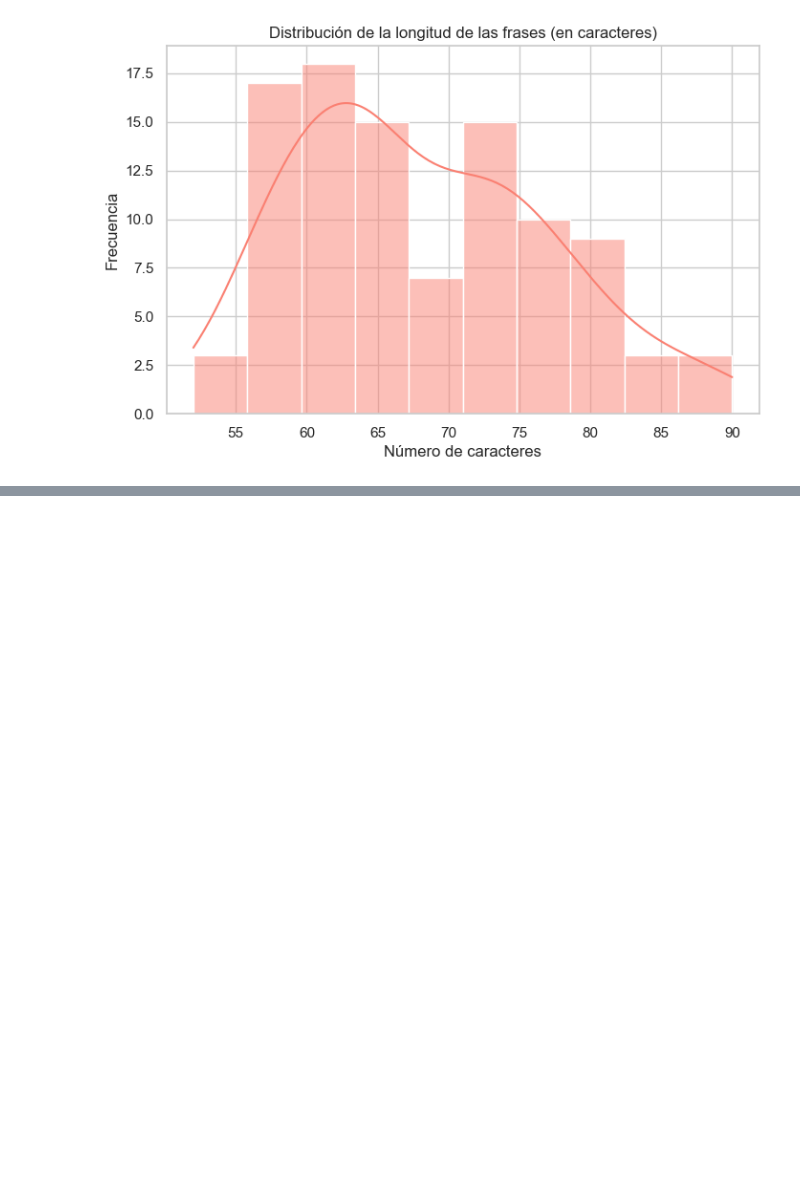
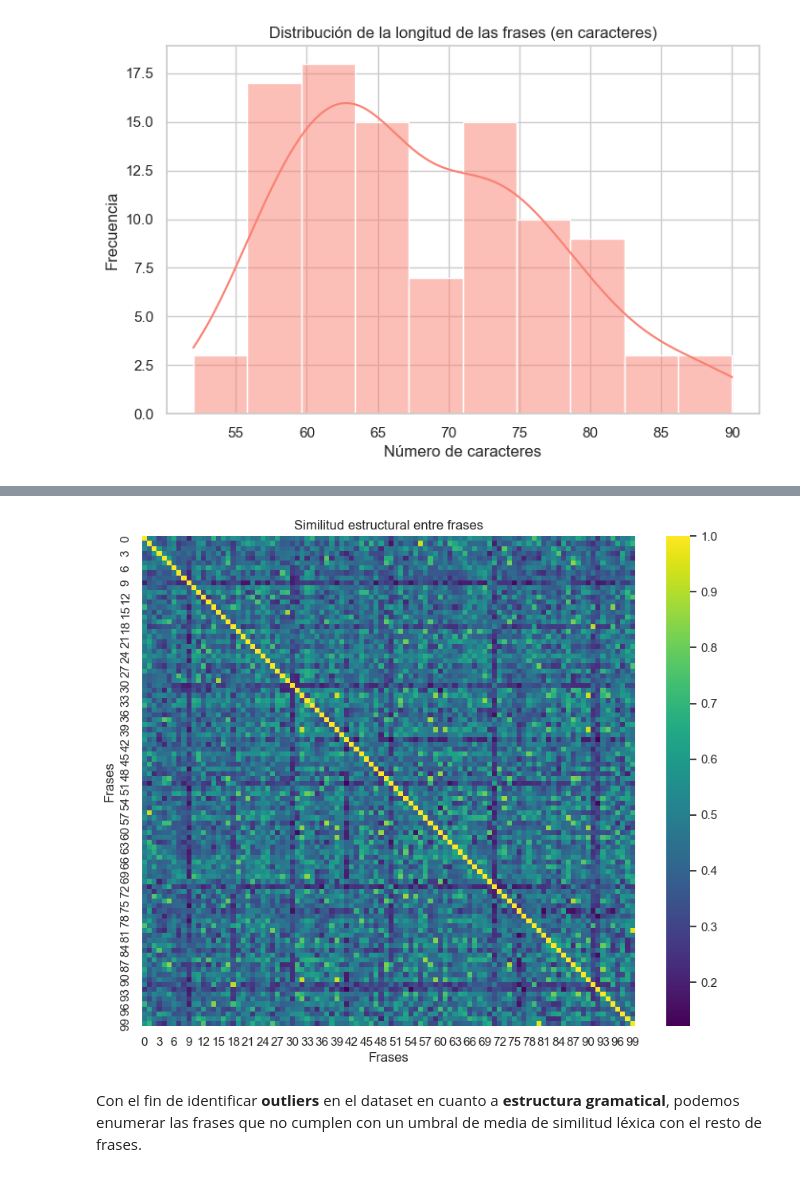
Before and after one commit to DotCSanova/Sentences_NLP, a Jupyter notebook: sentences_NLP.ipynb, the cells around one changed output, grey strips where cells are left out. Cells and saved outputs as stored; diff of their text form; code cells hidden in the pictures; blank space fills up the shorter version.

```diff
--- a/sentences_NLP.ipynb
+++ b/sentences_NLP.ipynb
@@ -125,2 +156,4 @@ CONCLUSIONES: La mayoría de las frases tienen entre 10 y 13 palabras, con una m
 # %%
-nlp = spacy.load("en_core_web_sm")
+# Carga del modelo de spaCy, basado en arquitectura Transformer para más precisión
+
+nlp = spacy.load("en_core_web_trf")
@@ -128,0 +165,9 @@ OSError: [E050] Can't find model 'en_core_web_sm'. It doesn't seem to be a Pytho
+# %%
+# Procesarlas en bloque para eficiencia
+docs = list(nlp.pipe(sentences))
+
+# Extraer estructura POS+DEP para cada frase
+estructuras = []
+for doc in docs:
+    estructura = [f"{token.pos_}_{token.dep_}" for token in doc]
+    estructuras.append(estructura)
@@ -128,0 +176,25 @@ OSError: [E050] Can't find model 'en_core_web_sm'. It doesn't seem to be a Pytho
+# %%
+def sim_seq(seq1, seq2):
+    return SequenceMatcher(None, seq1, seq2).ratio()
+
+n = len(estructuras)
+sim_matrix = np.zeros((n, n))
+
+for i in range(n):
+    for j in range(i, n):
+        sim = sim_seq(estructuras[i], estructuras[j])
+        sim_matrix[i][j] = sim
+        sim_matrix[j][i] = sim
+# %%
+#Graficamos la matriz de similitud estructural
+
+plt.figure(figsize=(10, 8))
+sns.heatmap(sim_matrix, cmap="viridis")
+plt.title("Similitud estructural entre frases")
+plt.xlabel("Frases")
+plt.ylabel("Frases")
+plt.show()
+# %% [output]
+[figure, added]
+# %% [markdown]
+Con el fin de identificar **outliers** en el dataset en cuanto a **estructura gramatical**, podemos enumerar las frases que no cumplen con un umbral de media de similitud léxica con el resto de frases.
```
Also changed, not shown: parts of 33 cells of this notebook, 3 other files.
